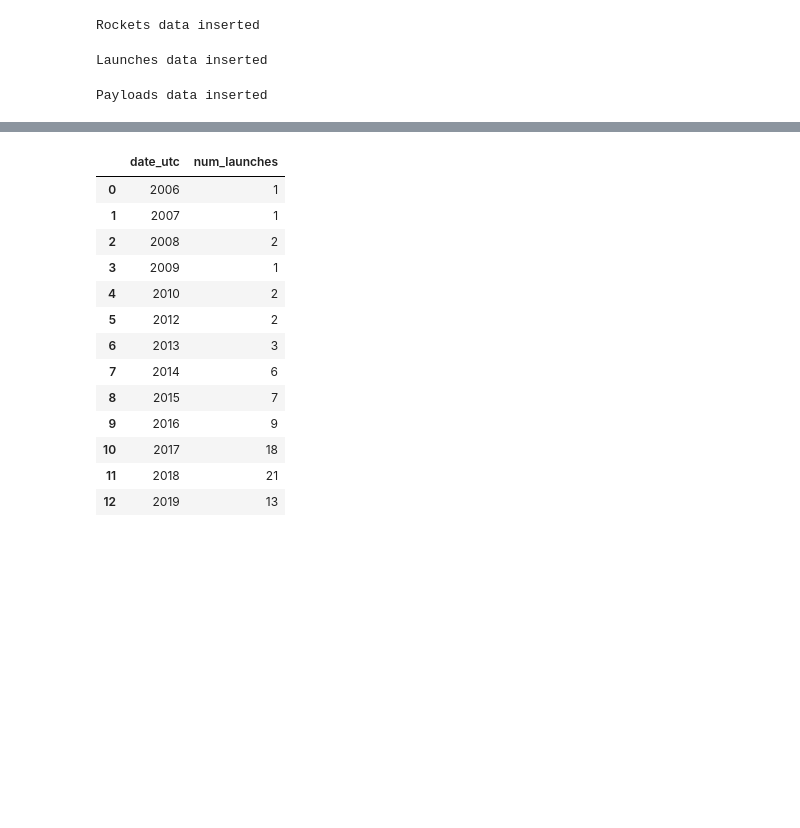
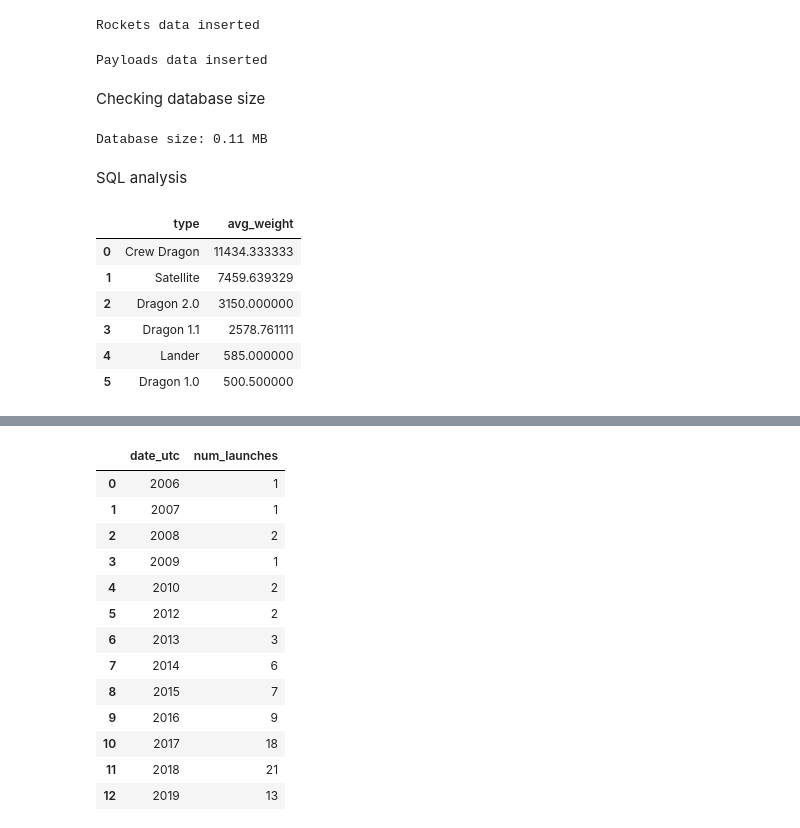
Before and after one commit to gilberpl/data-engineeering, a Jupyter notebook: analysis.ipynb, the cells around one changed output, grey strips where cells are left out. Cells and saved outputs as stored; diff of their text form; code cells hidden in the pictures; blank space fills up the shorter version.

Commit message:
Updates to add more 'pipeline' and see data size

```diff
--- a/analysis.ipynb
+++ b/analysis.ipynb
@@ -80,22 +119,6 @@ conn.commit()
 print("Rockets data inserted")
 # %% [output]
 Rockets data inserted
-# %%
-# Insert data from api into launches table, with only the columns we want
-# ignore preventing pk conflicts
-for l in launches:
-    cur.execute("""
-        INSERT OR IGNORE INTO launches
-        (id, name, date_utc, rocket_id)
-        VALUES (?, ?, ?, ?)
-    """, (
-        l["id"], l["name"], l["date_utc"], l["rocket"]
-    ))
-
-conn.commit()
-print("Launches data inserted")
-# %% [output]
-Launches data inserted
 # %%
 # Insert data from api into payloads table, with only the columns we want
 # ignore preventing pk conflicts
@@ -112,4 +135,36 @@ conn.commit()
 print("Payloads data inserted")
 # %% [output]
 Payloads data inserted
+# %% [markdown]
+Checking database size
+# %%
+db_path = "spacex.db"
+size_bytes = os.path.getsize(db_path)
+size_mb = size_bytes / (1024 * 1024)
+
+print(f"Database size: {size_mb:.2f} MB")
+# %% [output]
+Database size: 0.11 MB
+# %% [markdown]
+SQL analysis
+# %%
+# Average payload weight per launch type
+df_1 = pd.read_sql_query('''
+SELECT p.type, avg(p.mass_kg) as avg_weight
+FROM payloads p
+JOIN launches l ON p.launch_id = l.id
+JOIN rockets r ON l.rocket_id = r.id
+GROUP BY p.type
+HAVING avg_weight IS NOT null
+ORDER BY avg_weight DESC
+''', conn)
+df_1
+# %% [output]
+|  | type | avg_weight |
+| 0 | Crew Dragon | 11434.333333 |
+| 1 | Satellite | 7459.639329 |
+| 2 | Dragon 2.0 | 3150.000000 |
+| 3 | Dragon 1.1 | 2578.761111 |
+| 4 | Lander | 585.000000 |
+| 5 | Dragon 1.0 | 500.500000 |
 # %%
```
Also changed, not shown: parts of 14 cells of this notebook.
